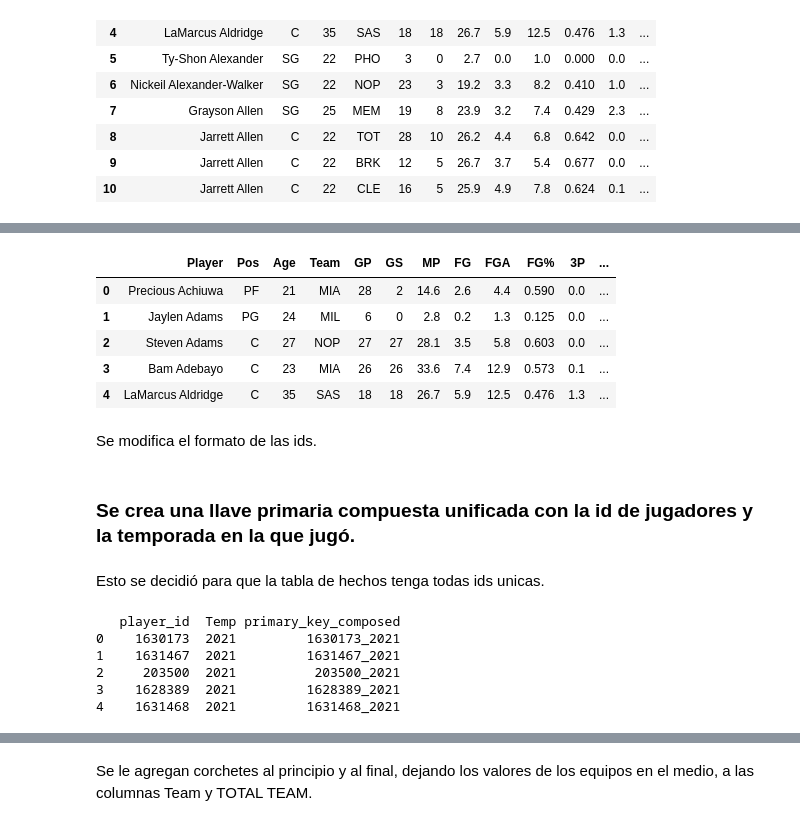
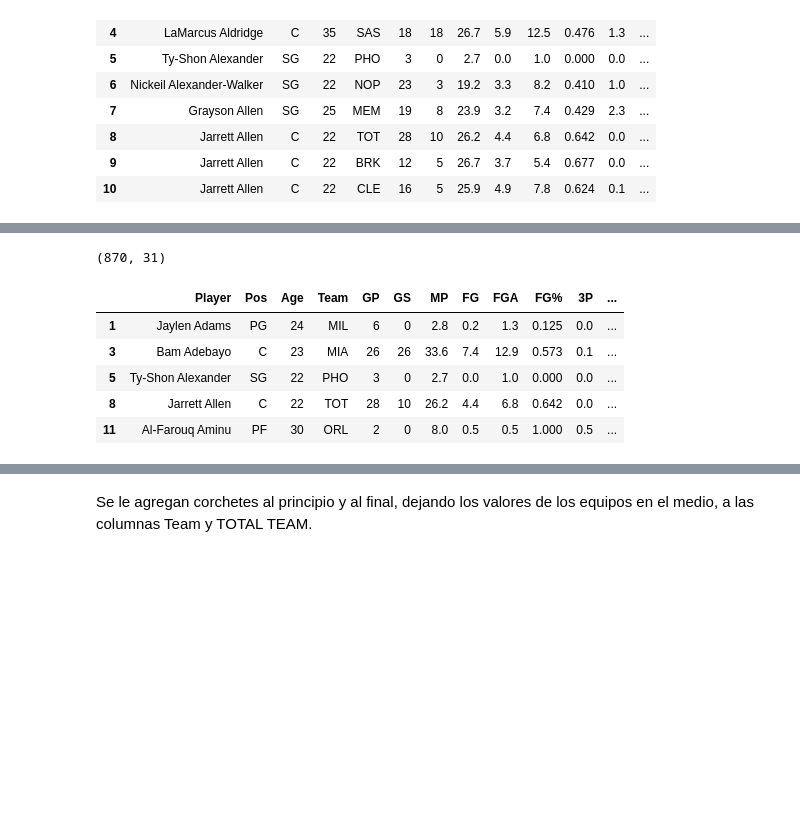
Before and after one commit to AgustinRolon/Dream_team_knicks_analysis, a Jupyter notebook: notebooks_proceso_etl/3_tabla_player_stats_proceso_etl.ipynb, the cells around one changed output, grey strips where cells are left out. Cells and saved outputs as stored; diff of their text form; code cells hidden in the pictures; blank space fills up the shorter version.

```diff
--- a/notebooks_proceso_etl/tabla_player_stats_proceso_etl.ipynb
+++ b/notebooks_proceso_etl/3_tabla_player_stats_proceso_etl.ipynb
@@ -1155,0 +1027,12 @@ dtype: int64
+# %%
+# Crear la columna TOTAL TEAMS concatenando los nombres de los equipos
+df_final['TOTAL TEAM'] = df_final.groupby(['Player'])['Team'].transform(lambda x: '/'.join(x[x != 'TOT']))
+
+# Filtrar solo las filas donde el equipo es 'TOT'
+df_tot = df_final[df_final['Team'] == 'TOT'].copy()
+
+pd.options.display.max_columns = 60
+pd.options.display.max_columns
+
+# Ver el resultado
+df_tot.head(20)
@@ -1156,11 +1057,18 @@ dtype: int64
+# %%
+# Identificar los jugadores que han jugado en más de un equipo en una temporada
+multi_team_players = df_final.groupby(['Player'])['Team'].transform('nunique') > 1
+
+# Filtrar para quedarte solo con la fila "TOT" para los jugadores con múltiples equipos
+df_filtered = df_final[~multi_team_players | (df_final['Team'] == 'TOT')]
+np.shape(df_filtered)
+# %% [output]
+(870, 31)
 # %%
-merged_df.head()
+df_filtered.head()
 # %% [output]
 |  | Player | Pos | Age | Team | GP | GS | MP | FG | FGA | FG% | 3P | ... |
-| 0 | Precious Achiuwa | PF | 21 | MIA | 28 | 2 | 14.6 | 2.6 | 4.4 | 0.590 | 0.0 | ... |
 | 1 | Jaylen Adams | PG | 24 | MIL | 6 | 0 | 2.8 | 0.2 | 1.3 | 0.125 | 0.0 | ... |
-| 2 | Steven Adams | C | 27 | NOP | 27 | 27 | 28.1 | 3.5 | 5.8 | 0.603 | 0.0 | ... |
 | 3 | Bam Adebayo | C | 23 | MIA | 26 | 26 | 33.6 | 7.4 | 12.9 | 0.573 | 0.1 | ... |
-| 4 | LaMarcus Aldridge | C | 35 | SAS | 18 | 18 | 26.7 | 5.9 | 12.5 | 0.476 | 1.3 | ... |
+| 5 | Ty-Shon Alexander | SG | 22 | PHO | 3 | 0 | 2.7 | 0.0 | 1.0 | 0.000 | 0.0 | ... |
+| 8 | Jarrett Allen | C | 22 | TOT | 28 | 10 | 26.2 | 4.4 | 6.8 | 0.642 | 0.0 | ... |
+| 11 | Al-Farouq Aminu | PF | 30 | ORL | 2 | 0 | 8.0 | 0.5 | 0.5 | 1.000 | 0.5 | ... |
-# %% [markdown]
-Se modifica el formato de las ids.
@@ -1169,17 +1074,0 @@ merged_df['player_id'] = merged_df['player_id'].astype('int')
-# %% [markdown]
-### Se crea una llave primaria compuesta unificada con la id de jugadores y la temporada en la que jugó.
-# %% [markdown]
-Esto se decidió para que la tabla de hechos tenga todas ids unicas.
-# %%
-# Crear una nueva columna 'primary_key' que combine 'id' y 'Temp'
-merged_df['primary_key_composed'] = merged_df['player_id'].astype(str) + "_" + merged_df['Temp'].astype(str)
-
-# Verificar las primeras filas de la tabla con la nueva columna
-print(merged_df[['player_id', 'Temp', 'primary_key_composed']].head())
-# %% [output]
-   player_id  Temp primary_key_composed
-0    1630173  2021         1630173_2021
-1    1631467  2021         1631467_2021
-2     203500  2021          203500_2021
-3    1628389  2021         1628389_2021
-4    1631468  2021         1631468_2021
```
Also changed, not shown: parts of 80 cells of this notebook, 7 other files.
